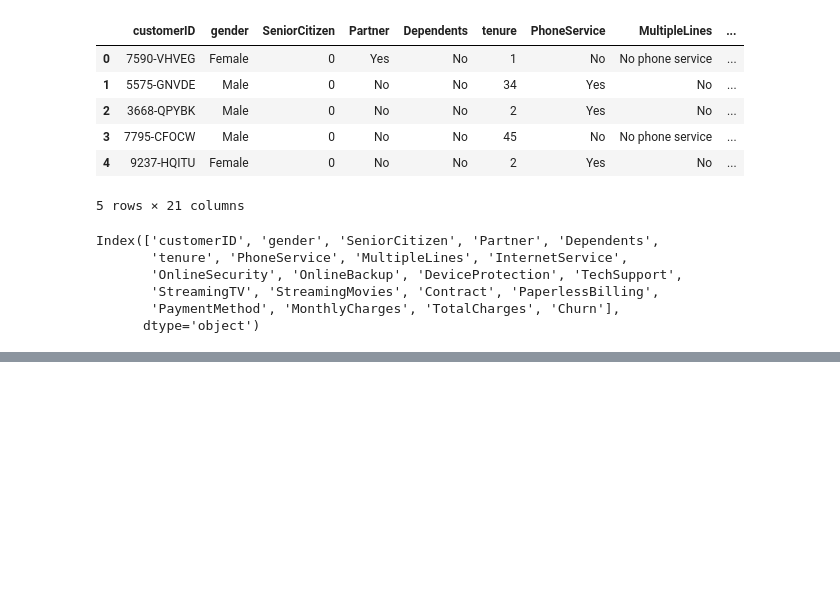
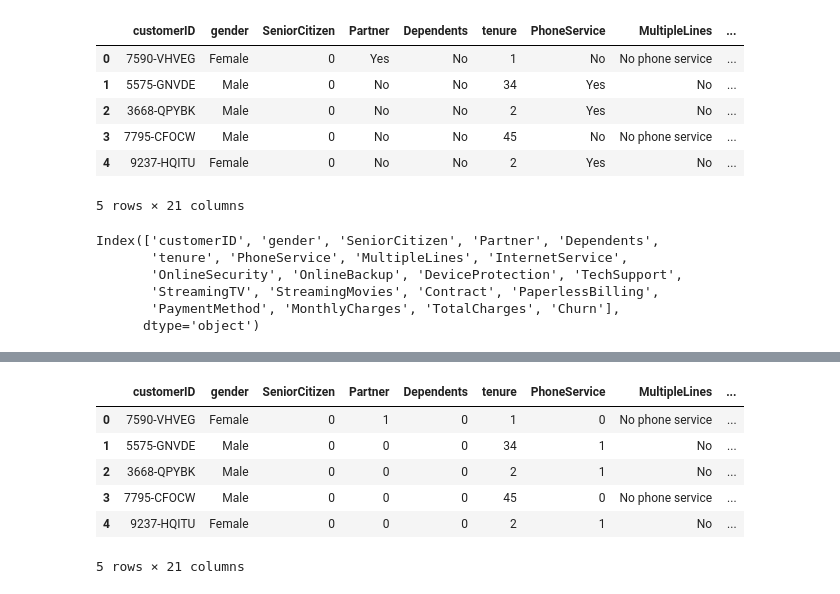
Before and after one commit to Andy-Nkumane/Customer_Churn-Decision_Tree, a Jupyter notebook: Customer_Churn-Decision_Tree.ipynb, the cells around one changed output, grey strips where cells are left out. Drawn from its saved outputs; the diff is of its cells as text; code cells hidden in the pictures; blank space fills up the shorter version.

```diff
--- a/Customer_Churn-Decision_Tree.ipynb
+++ b/Customer_Churn-Decision_Tree.ipynb
@@ -26,0 +83,10 @@ Index(['customerID', 'gender', 'SeniorCitizen', 'Partner', 'Dependents',
+# %%
+customer_churn.head()
+# %% [output]
+|  | customerID | gender | SeniorCitizen | Partner | Dependents | tenure | PhoneService | MultipleLines | ... |
+| 0 | 7590-VHVEG | Female | 0 | 1 | 0 | 1 | 0 | No phone service | ... |
+| 1 | 5575-GNVDE | Male | 0 | 0 | 0 | 34 | 1 | No | ... |
+| 2 | 3668-QPYBK | Male | 0 | 0 | 0 | 2 | 1 | No | ... |
+| 3 | 7795-CFOCW | Male | 0 | 0 | 0 | 45 | 0 | No phone service | ... |
+| 4 | 9237-HQITU | Female | 0 | 0 | 0 | 2 | 1 | No | ... |
+5 rows × 21 columns
```
Also changed, not shown: parts of 18 cells of this notebook.
